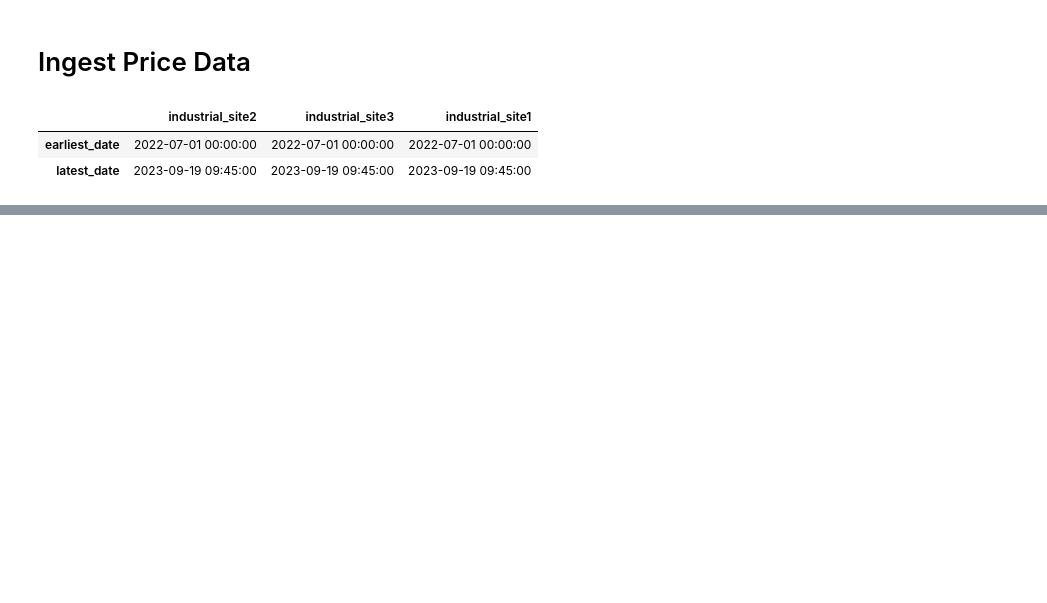
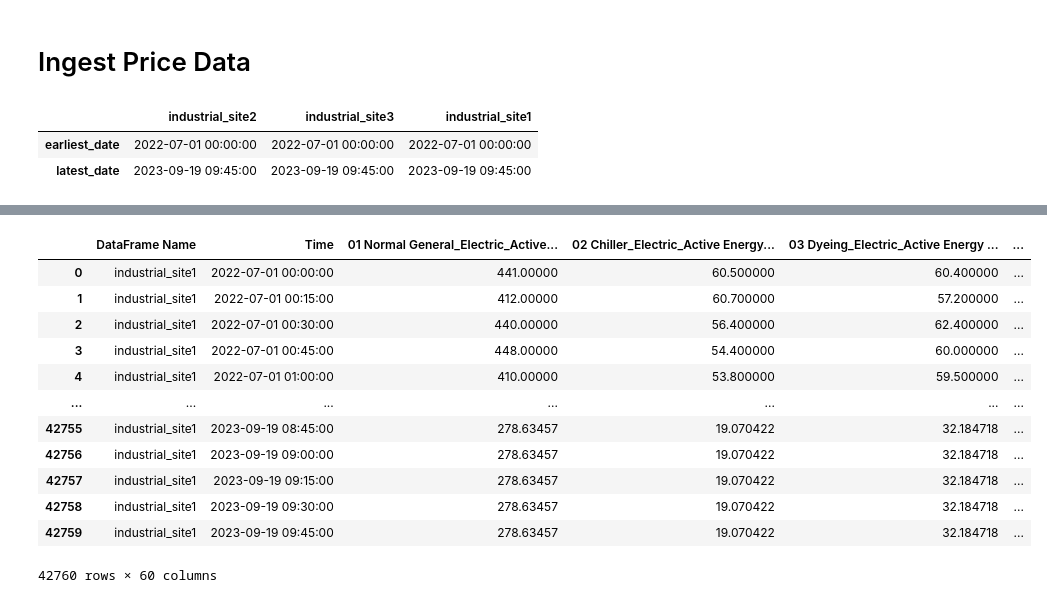
Before and after one commit to johanbarreiro/energy_consumption_optimizer, a Jupyter notebook: data_pipeline.ipynb, the cells around one changed output, grey strips where cells are left out. Cells and saved outputs as stored; diff of their text form; code cells hidden in the pictures; blank space fills up the shorter version.

```diff
--- a/data_pipeline.ipynb
+++ b/data_pipeline.ipynb
@@ -41,7 +41,7 @@ Data is saved in dictionary of dataframes called `dataframe`
 #   new_entry_value = 'kWh'
 # add_entry_to_units_dict(file_path, new_entry_key, new_entry_value, verbose=False)
 
-units_dict = biu.read_units_dict_from_json('unit_dict.json')
+units_dict = biu.read_units_dict_from_json('data/unit_dict.json')
 
 dataframes = biu.add_units_to_column_names(dataframes, units_dict)
 
@@ -108,8 +114,8 @@ Preview of DataFrame for industrial_site1:
 # %% [markdown]
 ## Create Total Consumption (kW) Column
 # %%
-# Assuming you have already loaded the dataframes into the `dataframes` dictionary
-target_columns = ['Active Energy']
+# # Assuming you have already loaded the dataframes into the `dataframes` dictionary
+# target_columns = ['Active Energy']
 
-for col_name in target_columns:
-    dataframes = biu.create_total_column_by_units(dataframes, col_name, verbose=True)
+# for col_name in target_columns:
+#     dataframes = biu.create_total_column_by_units(dataframes, col_name, verbose=True)
@@ -129,2 +122,2 @@ DataFrame: industrial_site1 - Created column: Total_Active Energy_kWh summing co
 # %%
-dataframes = biu.create_total_column_by_units(dataframes, 'Active Energy', verbose=True)
+# dataframes = biu.create_total_column_by_units(dataframes, 'Active Energy', verbose=True)
@@ -214,0 +219,18 @@ KeyboardInterrupt:
+# %%
+dataframes = epu.merge_price_data(dataframes, 'data/energy_price_data/spain_daily_market_hourly_prices/', 'Time', 'Date', 'Price1')
+# %%
+dataframes['industrial_site1']
+# %% [output]
+|  | DataFrame Name | Time | 01 Normal General_Electric_Active... | 02 Chiller_Electric_Active Energy... | 03 Dyeing_Electric_Active Energy ... | ... |
+| 0 | industrial_site1 | 2022-07-01 00:00:00 | 441.00000 | 60.500000 | 60.400000 | ... |
+| 1 | industrial_site1 | 2022-07-01 00:15:00 | 412.00000 | 60.700000 | 57.200000 | ... |
+| 2 | industrial_site1 | 2022-07-01 00:30:00 | 440.00000 | 56.400000 | 62.400000 | ... |
+| 3 | industrial_site1 | 2022-07-01 00:45:00 | 448.00000 | 54.400000 | 60.000000 | ... |
+| 4 | industrial_site1 | 2022-07-01 01:00:00 | 410.00000 | 53.800000 | 59.500000 | ... |
+| ... | ... | ... | ... | ... | ... | ... |
+| 42755 | industrial_site1 | 2023-09-19 08:45:00 | 278.63457 | 19.070422 | 32.184718 | ... |
+| 42756 | industrial_site1 | 2023-09-19 09:00:00 | 278.63457 | 19.070422 | 32.184718 | ... |
+| 42757 | industrial_site1 | 2023-09-19 09:15:00 | 278.63457 | 19.070422 | 32.184718 | ... |
+| 42758 | industrial_site1 | 2023-09-19 09:30:00 | 278.63457 | 19.070422 | 32.184718 | ... |
+| 42759 | industrial_site1 | 2023-09-19 09:45:00 | 278.63457 | 19.070422 | 32.184718 | ... |
+42760 rows × 60 columns
```
Also changed, not shown: parts of 14 cells of this notebook, 30 other files.
